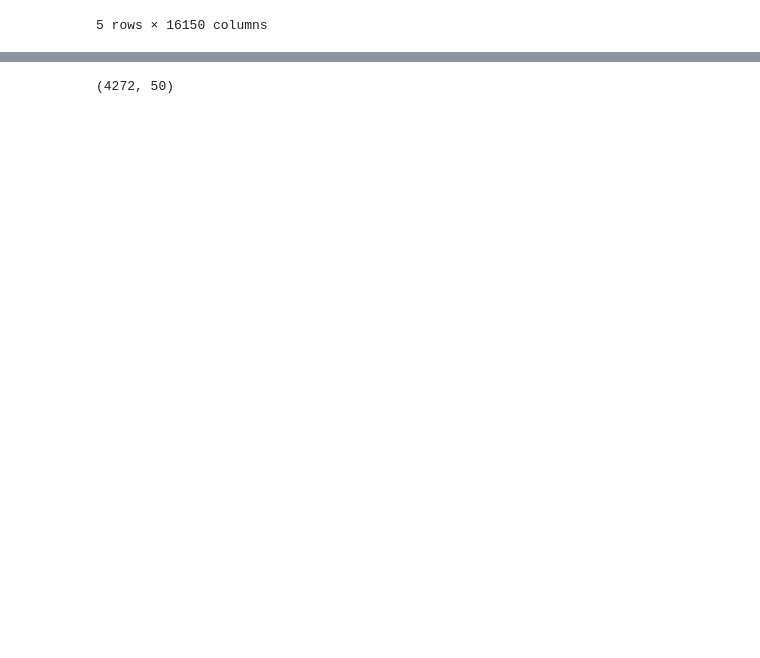
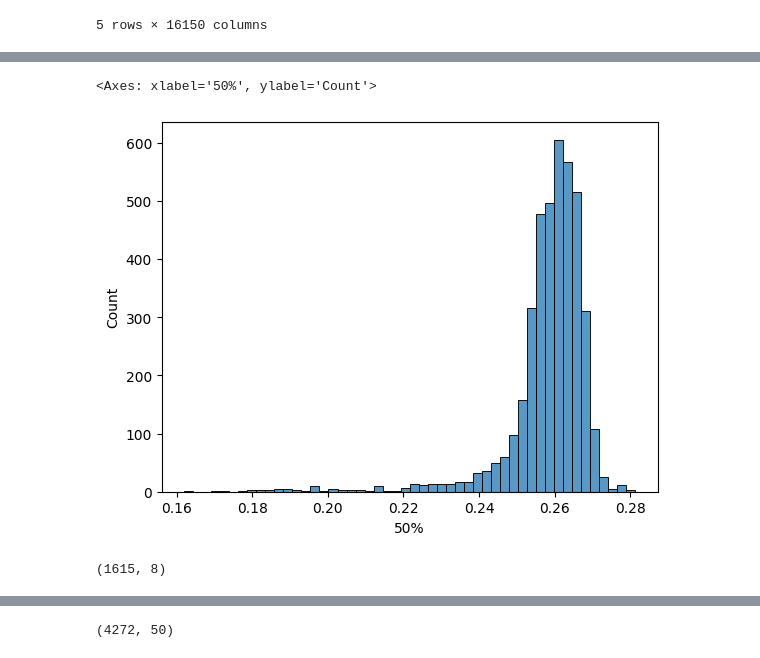
Before and after one commit to Mukundan-T/seqADAGE, a Jupyter notebook: Py/muk_transfer_learning/Mukundan_sA_ecmg_tl.ipynb, the cells around one changed output, grey strips where cells are left out. Drawn from its saved outputs; the diff is of its cells as text; code cells hidden in the pictures; blank space fills up the shorter version.

```diff
--- a/Py/muk_transfer_learning/Mukundan_sA_ecmg_tl.ipynb
+++ b/Py/muk_transfer_learning/Mukundan_sA_ecmg_tl.ipynb
@@ -250,0 +237,17 @@ Text(0.5, 1.0, 'Variance vs. mean expression')
+# %%
+# Get statistics on low variance experiments
+low_var_exps = filtered_genes[low_var_exps.index].describe().T
+sns.histplot(low_var_exps['50%'], bins = 50)
+# %% [output]
+<Axes: xlabel='50%', ylabel='Count'>
+[figure, added]
+# %%
+# Get 40th percentile cutoff
+med_cutoff = np.percentile(low_var_exps['50%'], 40)
+
+# Pull bottom 40% median samples
+exps_to_rm = low_var_exps[low_var_exps['50%'] < med_cutoff]
+
+exps_to_rm.shape
+# %% [output]
+(1615, 8)
```
Also changed, not shown: parts of 53 cells of this notebook.
